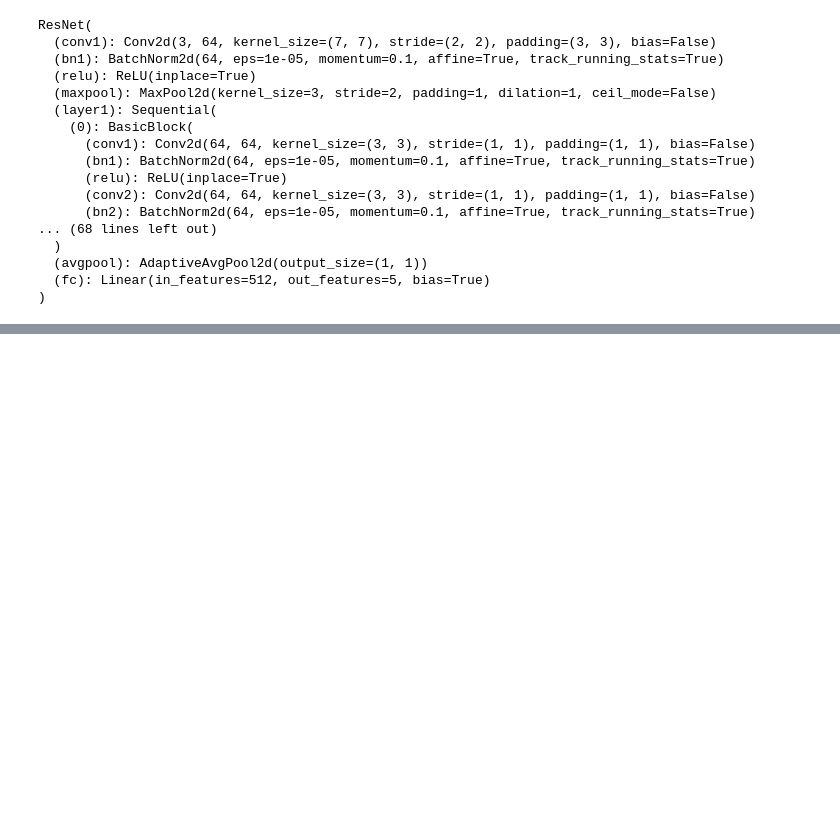
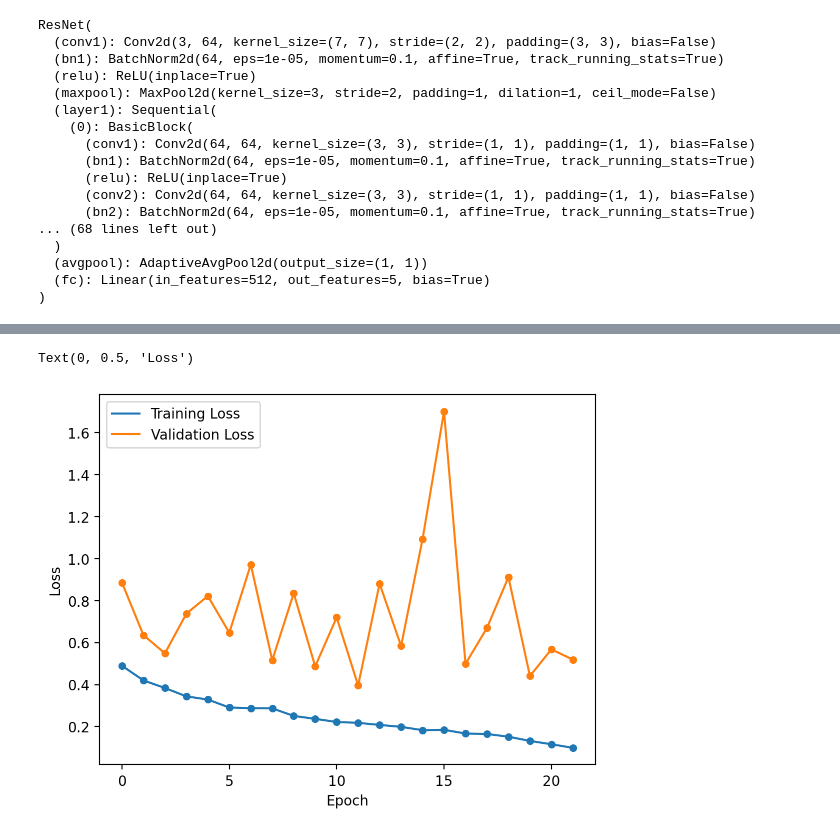
Before and after one commit to Hal609/SongCreator, a Jupyter notebook: multiInstClassifier.ipynb, the cells around one changed output, grey strips where cells are left out. Saved outputs shown, nothing was run; the diff lists cells and outputs as text; code cells hidden in the pictures; blank space fills up the shorter version.

```diff
--- a/multiInstClassifier.ipynb
+++ b/multiInstClassifier.ipynb
@@ -275,0 +353,12 @@ plt.show()
+# %%
+sns.lineplot(train_losses, markers="o", label="Training Loss")
+sns.scatterplot(train_losses, markers="o")
+sns.lineplot(val_losses, markers="o", label="Validation Loss")
+sns.scatterplot(val_losses, markers="o")
+plt.xlabel("Epoch")
+plt.ylabel("Loss")
+# plt.axhline(1, color='#3b75ae', linestyle='--')
+# plt.ylim(0, 1.05);
+# %% [output]
+Text(0, 0.5, 'Loss')
+[figure, added]
```
Also changed, not shown: parts of 13 cells of this notebook, 7 other files.
